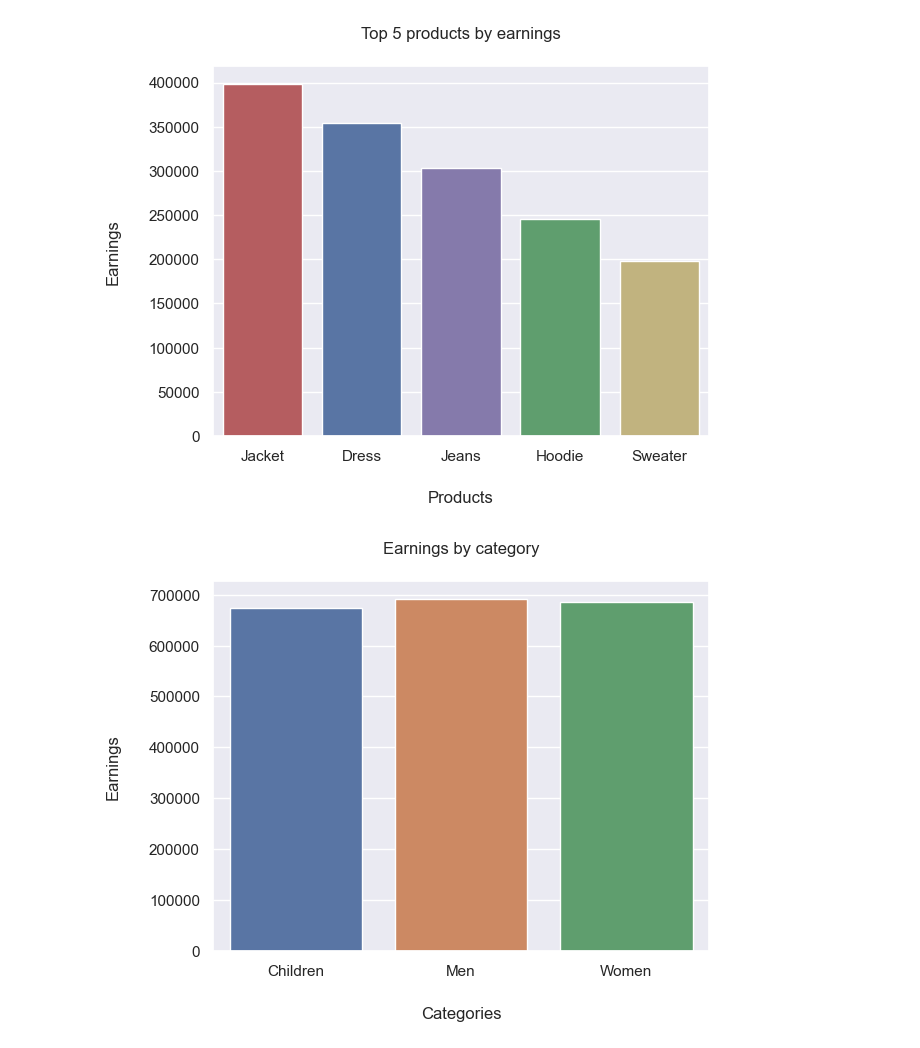
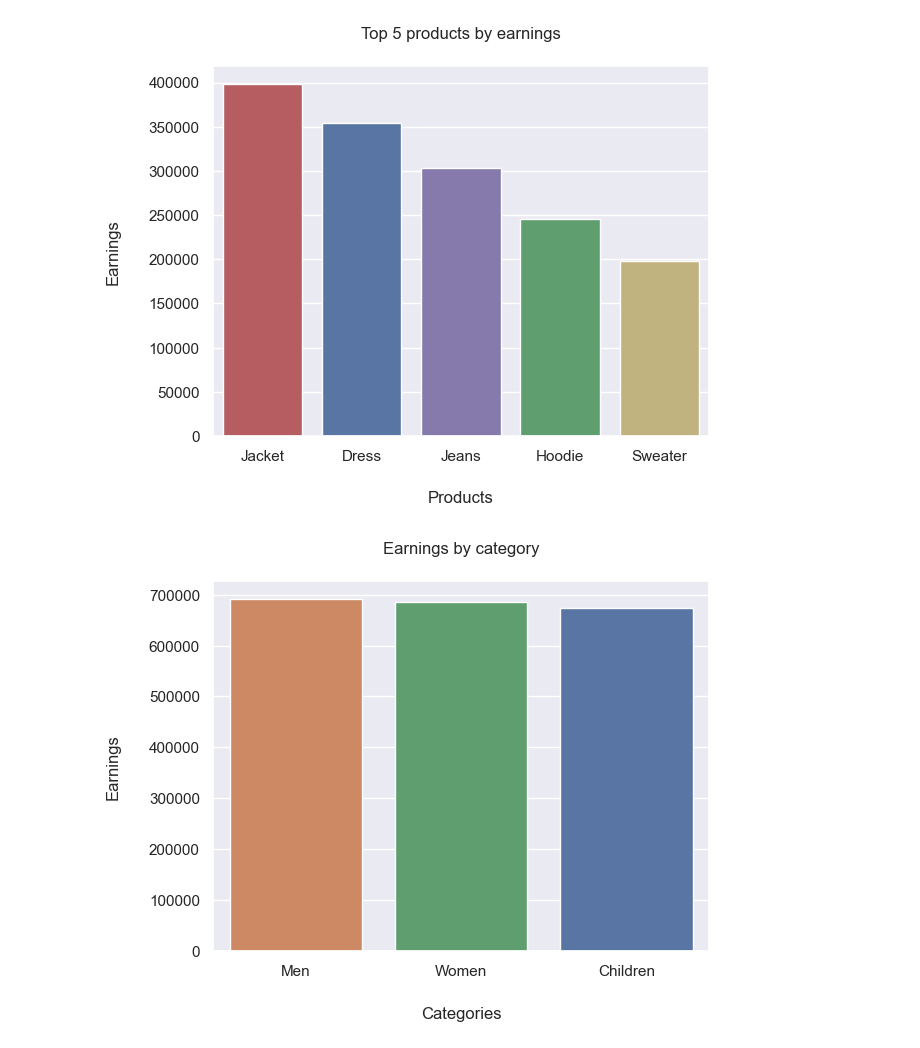
Before and after one commit to Lauritsen1/spac-py-wk6-case1-lv1, a Jupyter notebook: notebooks/data_analysis.ipynb, the cells around one changed output. Cells and saved outputs as stored; diff of their text form; code cells hidden in the pictures.

Commit message:
sort category data by earnings

```diff
--- a/notebooks/data_analysis.ipynb
+++ b/notebooks/data_analysis.ipynb
@@ -59,19 +59,19 @@ product_earnings_plot.set_ylabel('Earnings', labelpad=20);
 # %%
 categories = (
     df.groupby('Category', observed=True)['Sale Price'].sum().reset_index()
-)
+).sort_values('Sale Price', ascending=False)
 
 category_earnings_plot = sns.barplot(
     x='Category',
     y='Sale Price',
     data=categories,
     order=categories['Category'],
     hue='Category',
     dodge=False,
 )
 
 category_earnings_plot.set_title('Earnings by category', pad=20)
 category_earnings_plot.set_xlabel('Categories', labelpad=20)
 category_earnings_plot.set_ylabel('Earnings', labelpad=20);
 # %% [output]
-[figure, old version]
+[figure, new version]
```
